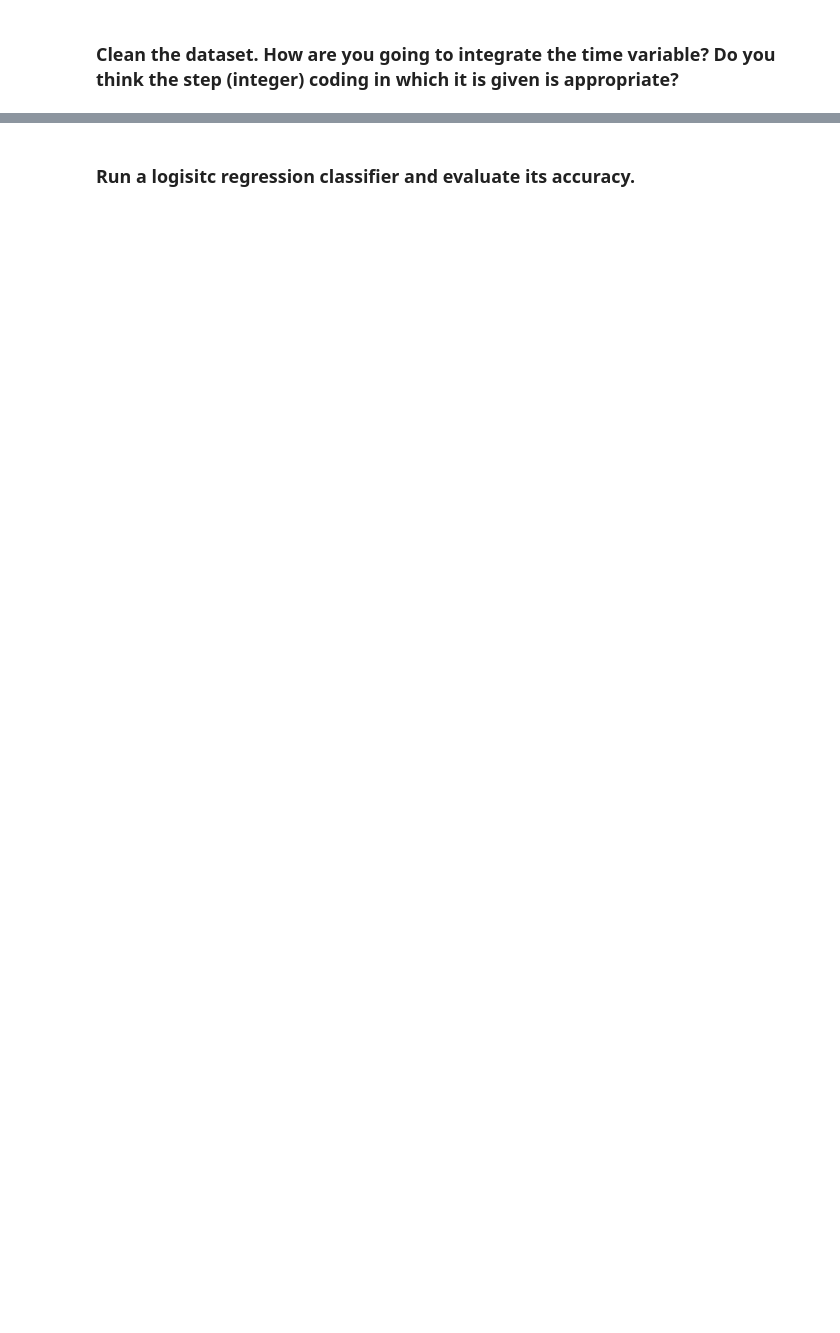
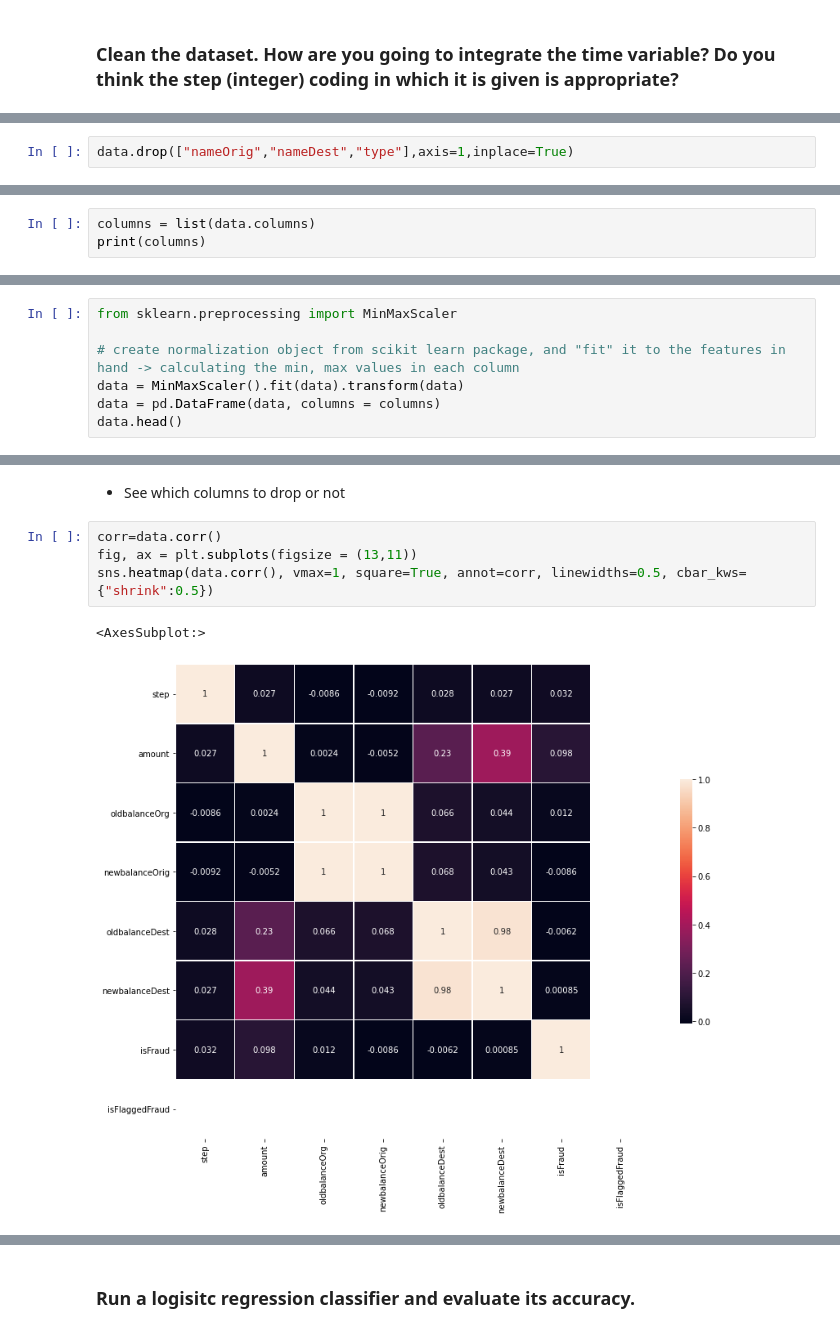
Before and after one commit to ta-data-lis/lab-imbalance, a Jupyter notebook: your-code/lab_imbalance.ipynb, the cells around one changed output, grey strips where cells are left out. Saved outputs shown, nothing was run; the diff lists cells and outputs as text; blank space fills up the shorter version.

```diff
--- a/your-code/lab_imbalance.ipynb
+++ b/your-code/lab_imbalance.ipynb
@@ -21,0 +81,2 @@ Like we disussed in class, when we have noisy data, if we are not careful, we ca
+# %%
+data.drop(["nameOrig","nameDest","type"],axis=1,inplace=True)
@@ -21,0 +99,3 @@ Like we disussed in class, when we have noisy data, if we are not careful, we ca
+# %%
+columns = list(data.columns)
+print(columns)
@@ -21,0 +104,7 @@ Like we disussed in class, when we have noisy data, if we are not careful, we ca
+# %%
+from sklearn.preprocessing import MinMaxScaler
+
+# create normalization object from scikit learn package, and "fit" it to the features in hand -> calculating the min, max values in each column
+data = MinMaxScaler().fit(data).transform(data)
+data = pd.DataFrame(data, columns = columns)
+data.head()
@@ -21,0 +118,9 @@ Like we disussed in class, when we have noisy data, if we are not careful, we ca
+# %% [markdown]
+* See which columns to drop or not
+# %%
+corr=data.corr()
+fig, ax = plt.subplots(figsize = (13,11))
+sns.heatmap(data.corr(), vmax=1, square=True, annot=corr, linewidths=0.5, cbar_kws={"shrink":0.5})
+# %% [output]
+<AxesSubplot:>
+[figure, added]
```
Also changed, not shown: parts of 50 cells of this notebook.
